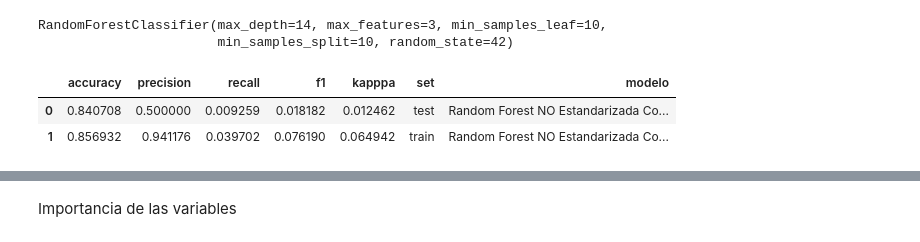
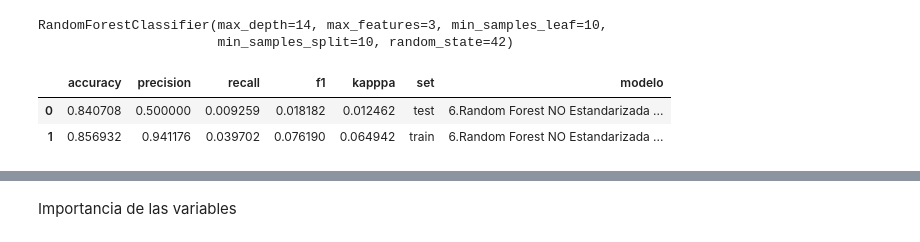
Before and after one commit to Adalab/DA-modulo-3-sprint-1-ana-anak, a Jupyter notebook: regresion-logistica/06-RLOG_Random_Forest.ipynb, the cells around one changed output, grey strips where cells are left out. Saved outputs shown, nothing was run; the diff lists cells and outputs as text; code cells hidden in the pictures.

```diff
--- a/regresion-logistica/06-RLOG_Random_Forest.ipynb
+++ b/regresion-logistica/06-RLOG_Random_Forest.ipynb
@@ -153,12 +153,12 @@ def metricas(clases_reales_test, clases_predichas_test, clases_reales_train, cla
 # %%
 # sacamos las métricas para ver si hay overfitting o unerfitting, para modificar la profundidad en función de estos resultados
 
-dt_results = metricas(y_test, y_pred_test_rf,y_train,  y_pred_train_rf, "Random Forest NO Estandarizada Codificada")
+dt_results = metricas(y_test, y_pred_test_rf,y_train,  y_pred_train_rf, "6.Random Forest NO Estandarizada Codificada")
 dt_results
 # %% [output]
 |  | accuracy | precision | recall | f1 | kapppa | set | modelo |
-| 0 | 0.840708 | 0.500000 | 0.009259 | 0.018182 | 0.012462 | test | Random Forest NO Estandarizada Co... |
-| 1 | 0.856932 | 0.941176 | 0.039702 | 0.076190 | 0.064942 | train | Random Forest NO Estandarizada Co... |
+| 0 | 0.840708 | 0.500000 | 0.009259 | 0.018182 | 0.012462 | test | 6.Random Forest NO Estandarizada ... |
+| 1 | 0.856932 | 0.941176 | 0.039702 | 0.076190 | 0.064942 | train | 6.Random Forest NO Estandarizada ... |
 # %%
 # igual que en la clase de decision tree, juntemos estos resultados con los obtenidos en los modelos que hemos hecho hasta ahora
 # lo primero que tenemos que hacer es cargar el csv con todos los resultados que guardamos en el jupyter anterior
```
Also changed, not shown: parts of 9 cells of this notebook, 3 other files.
